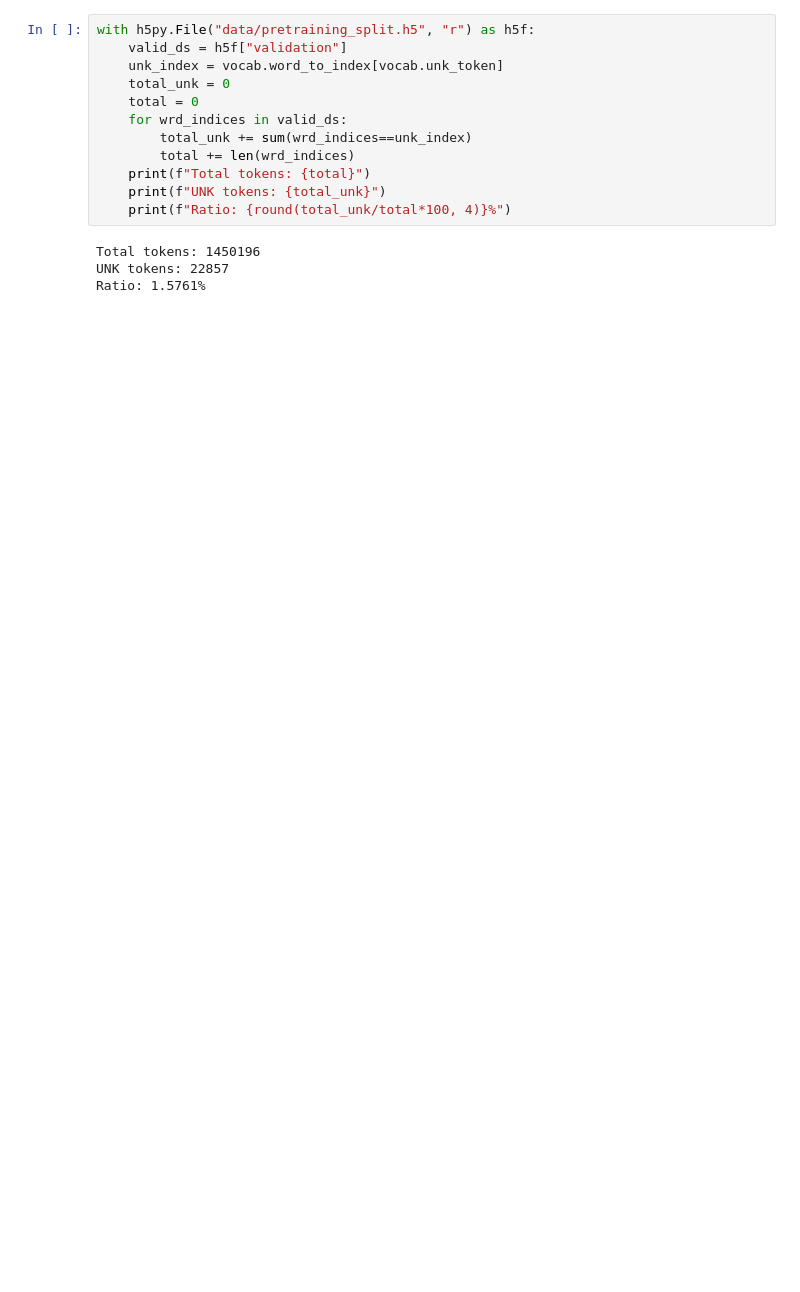
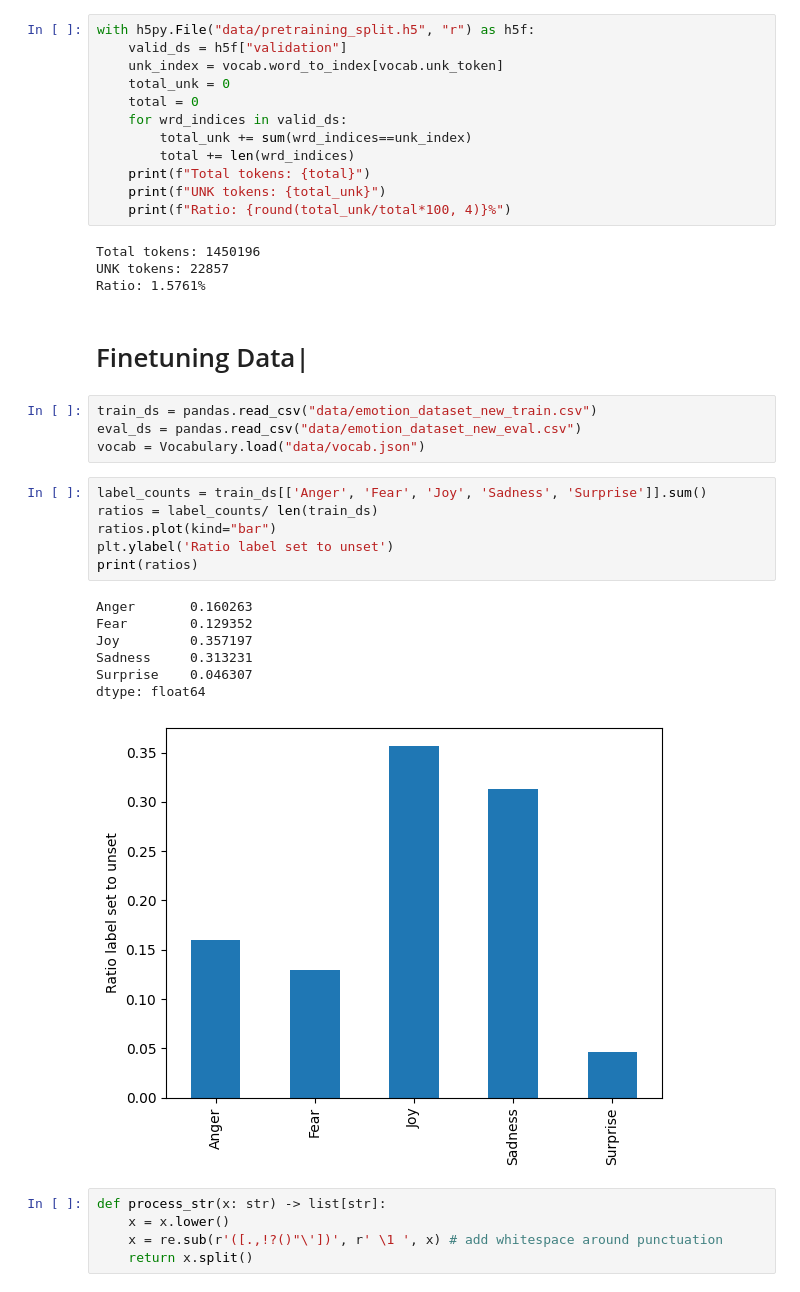
Before and after one commit to RaphaelNeubert/SemEval-2025, a Jupyter notebook: data_prep.ipynb, the cells around one changed output. Drawn from its saved outputs; the diff is of its cells as text; blank space fills up the shorter version.

Commit message:
reworked finetuning data handling

```diff
--- a/data_prep.ipynb
+++ b/data_prep.ipynb
@@ -86,3 +89,28 @@ with h5py.File("data/pretraining_split.h5", "r") as h5f:
 Total tokens: 1450196
 UNK tokens: 22857
 Ratio: 1.5761%
+# %% [markdown]
+# Finetuning Data|
+# %%
+train_ds = pandas.read_csv("data/emotion_dataset_new_train.csv")
+eval_ds = pandas.read_csv("data/emotion_dataset_new_eval.csv")
+vocab = Vocabulary.load("data/vocab.json")
+# %%
+label_counts = train_ds[['Anger', 'Fear', 'Joy', 'Sadness', 'Surprise']].sum()
+ratios = label_counts/ len(train_ds)
+ratios.plot(kind="bar")
+plt.ylabel('Ratio label set to unset')
+print(ratios)
+# %% [output]
+Anger       0.160263
+Fear        0.129352
+Joy         0.357197
+Sadness     0.313231
+Surprise    0.046307
+dtype: float64
+[figure, added]
+# %%
+def process_str(x: str) -> list[str]:
+    x = x.lower()
+    x = re.sub(r'([.,!?()"\'])', r' \1 ', x) # add whitespace around punctuation
+    return x.split()
```
Also changed, not shown: parts of 8 cells of this notebook, 3 other files.
